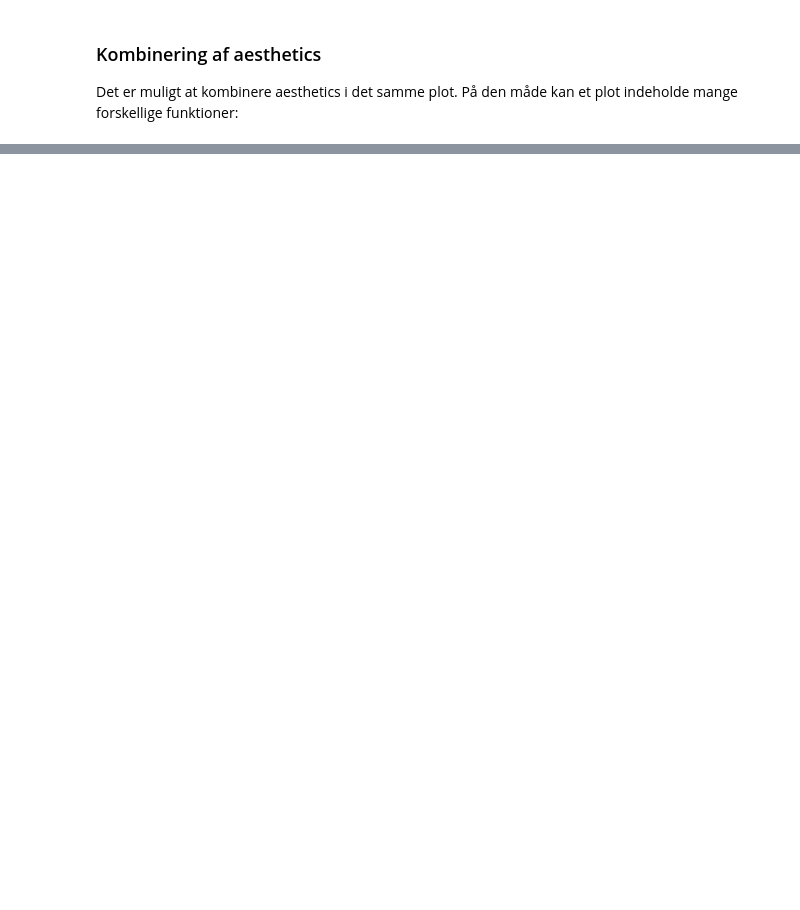
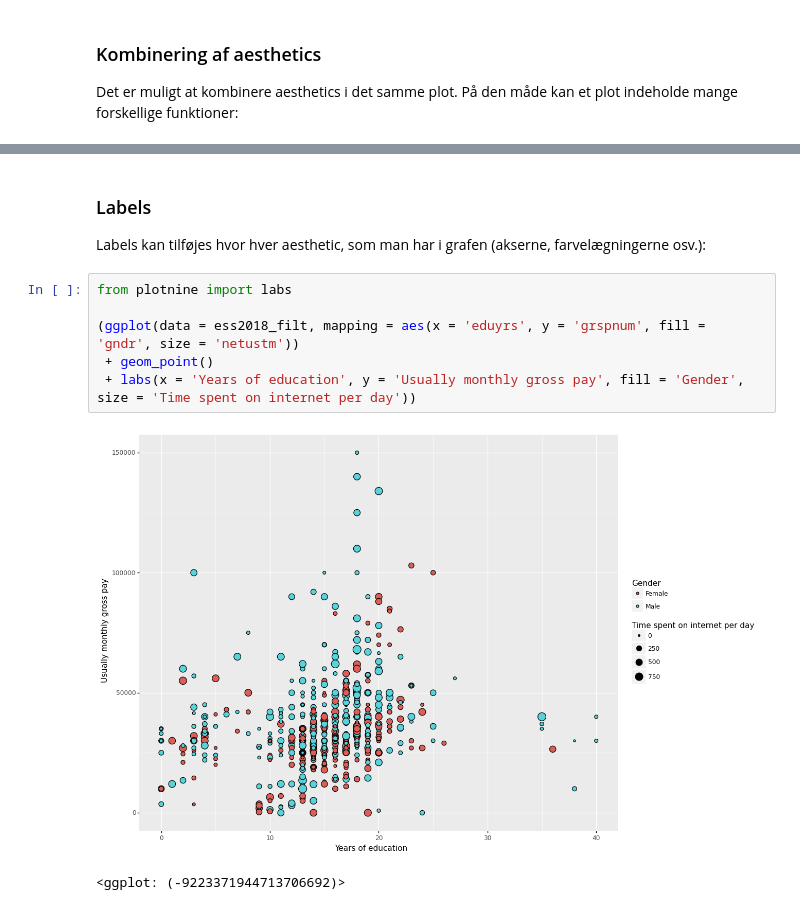
Before and after one commit to CALDISS-AAU/course_ddf, a Jupyter notebook: notebooks/08_eksplorative-metoder_tidsserier/03_visualisering-plotnine.ipynb, the cells around one changed output, grey strips where cells are left out. Cells and saved outputs as stored; diff of their text form; blank space fills up the shorter version.

```diff
--- a/notebooks/08_eksplorative-metoder_tidsserier/03_visualisering-plotnine.ipynb
+++ b/notebooks/08_eksplorative-metoder_tidsserier/03_visualisering-plotnine.ipynb
@@ -130,0 +181,13 @@ Det er muligt at kombinere aesthetics i det samme plot. På den måde kan et plo
+# %% [markdown]
+### Labels
+
+Labels kan tilføjes hvor hver aesthetic, som man har i grafen (akserne, farvelægningerne osv.):
+# %%
+from plotnine import labs
+
+(ggplot(data = ess2018_filt, mapping = aes(x = 'eduyrs', y = 'grspnum', fill = 'gndr', size = 'netustm'))
+ + geom_point()
+ + labs(x = 'Years of education', y = 'Usually monthly gross pay', fill = 'Gender', size = 'Time spent on internet per day'))
+# %% [output]
+[figure, added]
+<ggplot: (-9223371944713706692)>
```
Also changed, not shown: parts of 31 cells of this notebook, 3 other files.
